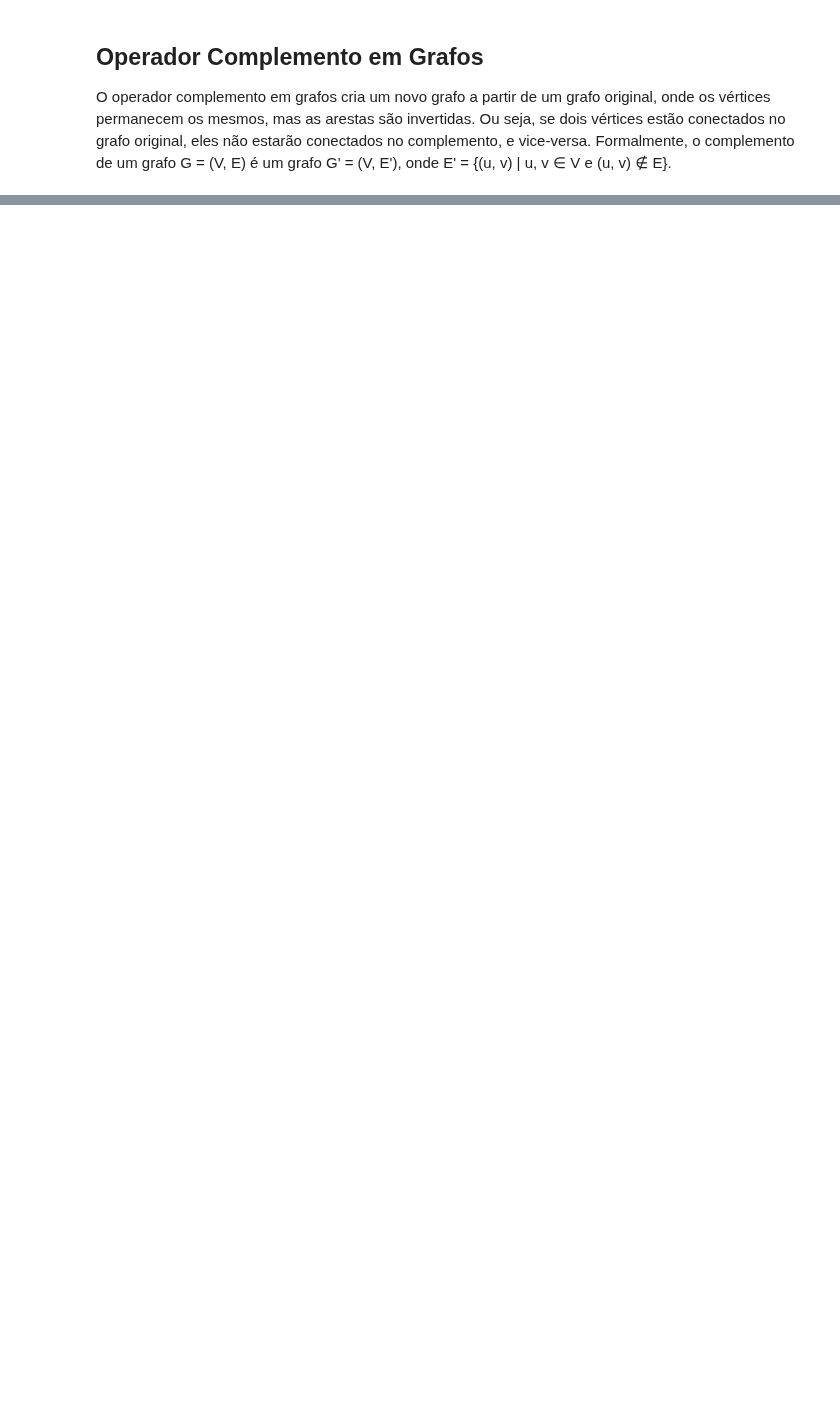
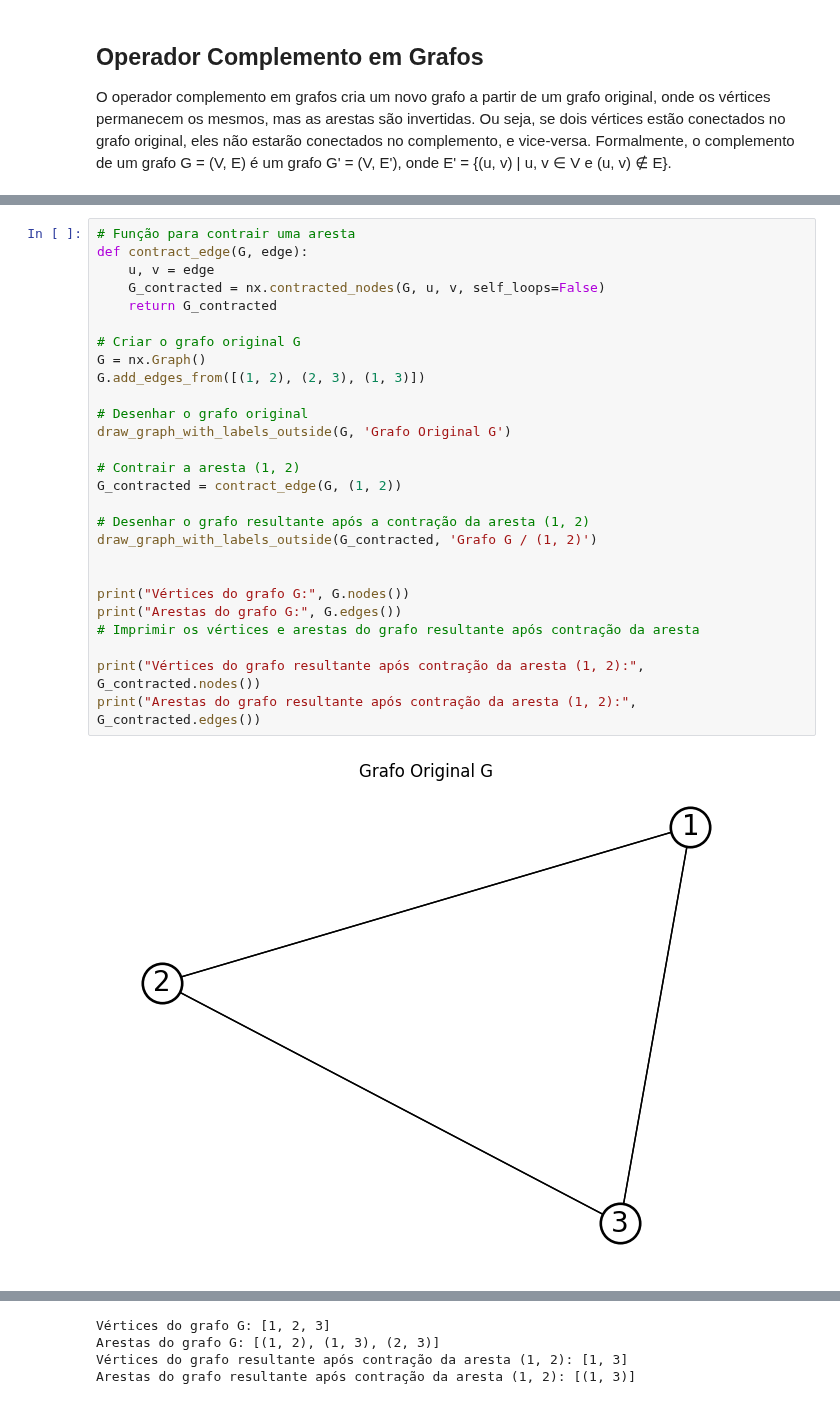
Before and after one commit to LeonardoVieiraGuimaraes/TeoriaGrafos, a Jupyter notebook: Aula03/Operadores.ipynb, the cells around one changed output, grey strips where cells are left out. Saved outputs shown, nothing was run; the diff lists cells and outputs as text; blank space fills up the shorter version.

```diff
--- a/Aula03/Operadores.ipynb
+++ b/Aula03/Operadores.ipynb
@@ -260,0 +328,29 @@ plt.show()
+# %%
+# Função para contrair uma aresta
+def contract_edge(G, edge):
+    u, v = edge
+    G_contracted = nx.contracted_nodes(G, u, v, self_loops=False)
+    return G_contracted
+
+# Criar o grafo original G
+G = nx.Graph()
+G.add_edges_from([(1, 2), (2, 3), (1, 3)])
+
+# Desenhar o grafo original
+draw_graph_with_labels_outside(G, 'Grafo Original G')
+
+# Contrair a aresta (1, 2)
+G_contracted = contract_edge(G, (1, 2))
+
+# Desenhar o grafo resultante após a contração da aresta (1, 2)
+draw_graph_with_labels_outside(G_contracted, 'Grafo G / (1, 2)')
+
+
+print("Vértices do grafo G:", G.nodes())
+print("Arestas do grafo G:", G.edges())
+# Imprimir os vértices e arestas do grafo resultante após contração da aresta
+
+print("Vértices do grafo resultante após contração da aresta (1, 2):", G_contracted.nodes())
+print("Arestas do grafo resultante após contração da aresta (1, 2):", G_contracted.edges())
+# %% [output]
+[figure, added]
@@ -260,0 +358,4 @@ plt.show()
+Vértices do grafo G: [1, 2, 3]
+Arestas do grafo G: [(1, 2), (1, 3), (2, 3)]
+Vértices do grafo resultante após contração da aresta (1, 2): [1, 3]
+Arestas do grafo resultante após contração da aresta (1, 2): [(1, 3)]
```
Also changed, not shown: parts of 18 cells of this notebook, 5 other files.
